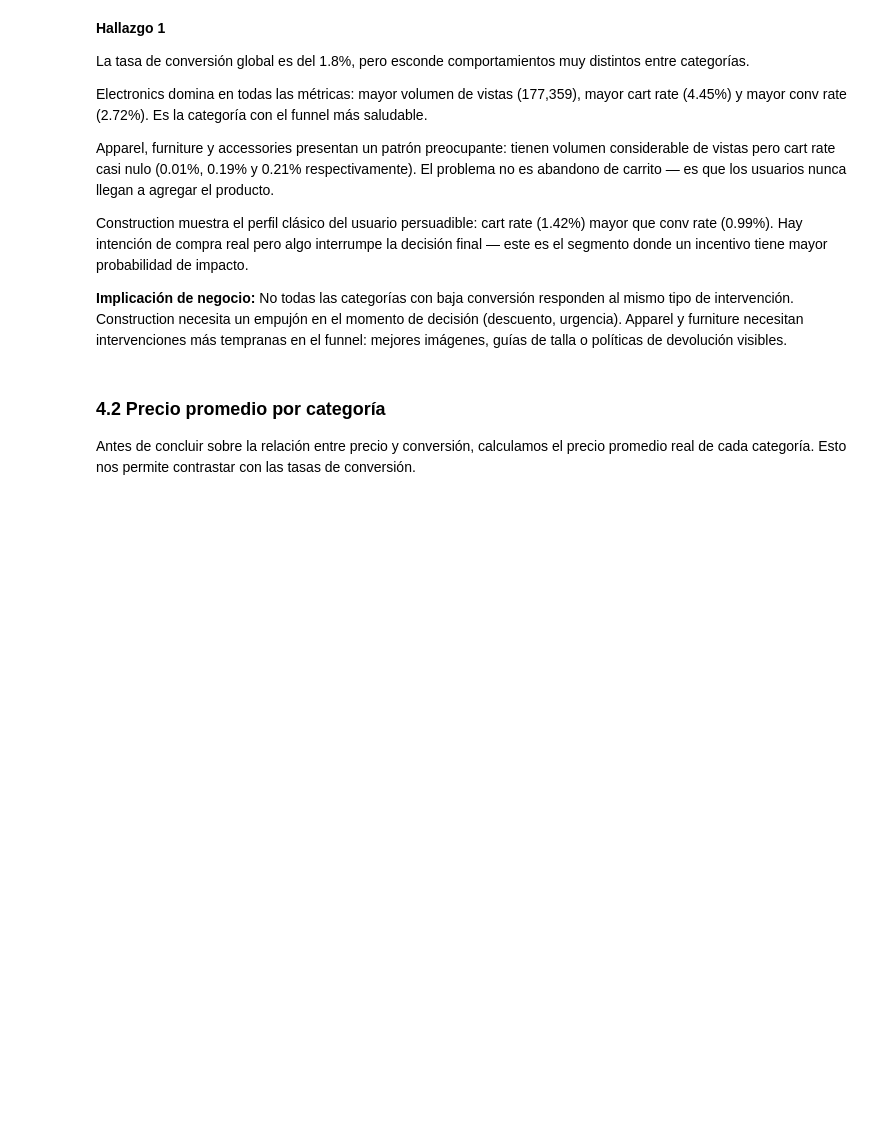
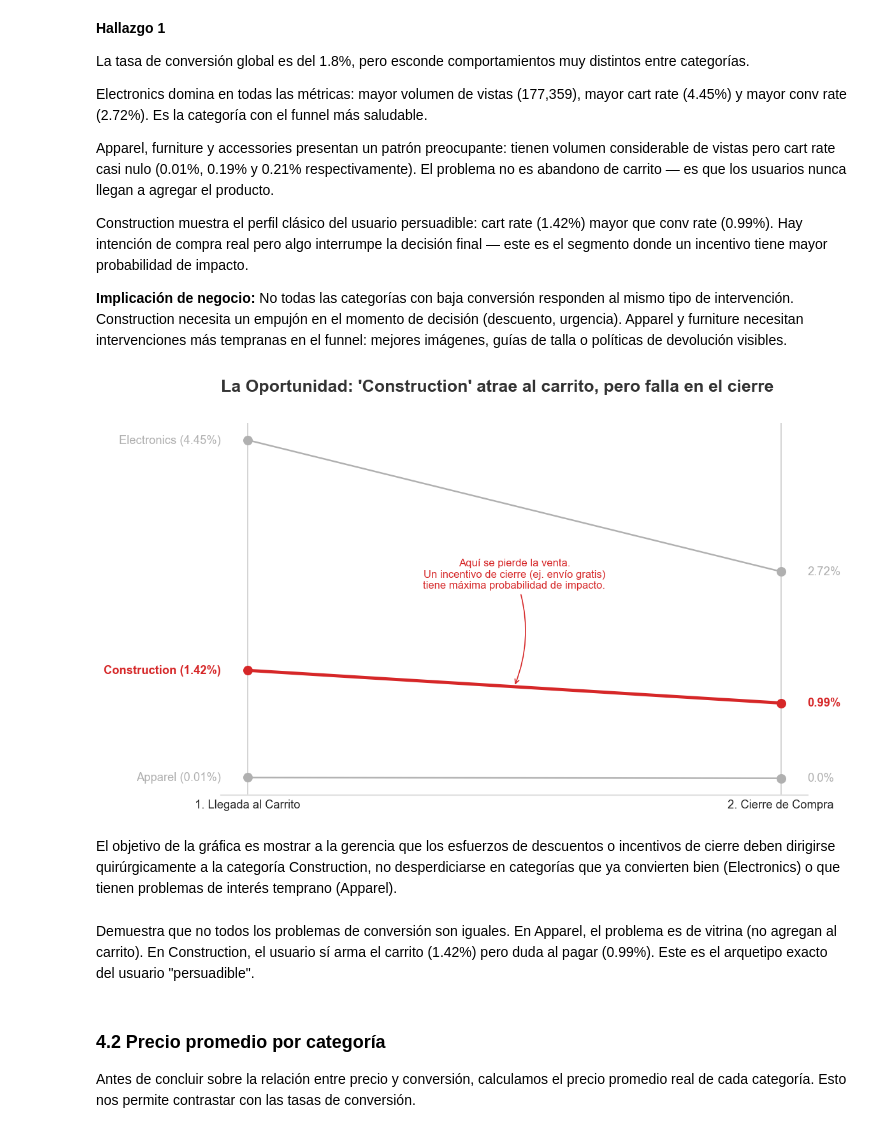
Before and after one commit to HeiderZapata/taller_visualiza_datos, a Jupyter notebook: taller 2 .ipynb, the cells around one changed output. Cells and saved outputs as stored; diff of their text form; code cells hidden in the pictures; blank space fills up the shorter version.

Commit message:
Aclaratoria actualizada del hallazgo 1

```diff
--- a/taller 2 .ipynb
+++ b/taller 2 .ipynb
@@ -443,6 +427,67 @@ algo interrumpe la decisión final — este es el segmento donde un incentivo ti
 **Implicación de negocio:** No todas las categorías con baja conversión responden al mismo tipo de intervención. Construction necesita un empujón
 en el momento de decisión (descuento, urgencia). Apparel y furniture necesitan intervenciones más tempranas en el funnel: mejores imágenes,
 guías de talla o políticas de devolución visibles.
+# %%
+
+# 1. Datos del Hallazgo (Extraídos de tu EDA)
+data = {
+    'Categoria': ['Electronics', 'Construction', 'Apparel'],
+    'Cart_Rate': [4.45, 1.42, 0.01],
+    'Conv_Rate': [2.72, 0.99, 0.00]
+}
+df = pd.DataFrame(data)
+
+# 2. Configuración estética (Data-to-Ink ratio alto)
+fig, ax = plt.subplots(figsize=(10, 6), dpi=120)
+ax.spines['top'].set_visible(False)
+ax.spines['right'].set_visible(False)
+ax.spines['left'].set_visible(False)
+ax.spines['bottom'].set_color('#E0E0E0')
+ax.tick_params(axis='both', which='both', length=0)
+ax.set_yticks([]) # Ocultamos el eje Y para usar etiquetas directas
+
+# Colores estratégicos
+color_highlight = '#d62728' # Rojo para la oportunidad
+color_context = '#B0B0B0'   # Gris para el contexto
+
+# 3. Dibujar las pendientes (Slopegraph)
+for index, row in df.iterrows():
+    color = color_highlight if row['Categoria'] == 'Construction' else color_context
+    linewidth = 3 if row['Categoria'] == 'Construction' else 1.5
+
+    # Línea que conecta Cart Rate con Conv Rate
+    ax.plot(['1. Llegada al Carrito', '2. Cierre de Compra'],
+            [row['Cart_Rate'], row['Conv_Rate']],
+            color=color, linewidth=linewidth, marker='o', markersize=8)
+
+    # Etiquetas a la izquierda (Cart Rate)
+    ax.text(-0.05, row['Cart_Rate'], f"{row['Categoria']} ({row['Cart_Rate']}%)",
+            color=color, fontsize=11, ha='right', va='center',
+            fontweight='bold' if row['Categoria'] == 'Construction' else 'normal')
+
+    # Etiquetas a la derecha (Conv Rate)
+    ax.text(1.05, row['Conv_Rate'], f"{row['Conv_Rate']}%",
+            color=color, fontsize=11, ha='left', va='center',
+            fontweight='bold' if row['Categoria'] == 'Construction' else 'normal')
+
+# 4. Storytelling y Anotaciones in-situ
+ax.set_title("La Oportunidad: 'Construction' atrae al carrito, pero falla en el cierre",
+             fontsize=16, fontweight='bold', loc='left', pad=30, color='#333333')
+
+# Anotación explicativa apuntando a la caída de Construction
+ax.annotate("Aquí se pierde la venta.\nUn incentivo de cierre (ej. envío gratis)\ntiene máxima probabilidad de impacto.",
+            xy=(0.5, (1.42 + 0.99) / 2), xytext=(0.5, 2.5),
+            color='#d62728', fontsize=10, ha='center',
+            arrowprops=dict(arrowstyle="->", color='#d62728', connectionstyle="arc3,rad=-0.2"))
+
+plt.tight_layout()
+plt.show()
+# %% [output]
+[figure, added]
+# %% [markdown]
+El objetivo de la gráfica es mostrar a la gerencia que los esfuerzos de descuentos o incentivos de cierre deben dirigirse quirúrgicamente a la categoría Construction, no desperdiciarse en categorías que ya convierten bien (Electronics) o que tienen problemas de interés temprano (Apparel).
+# %% [markdown]
+Demuestra que no todos los problemas de conversión son iguales. En Apparel, el problema es de vitrina (no agregan al carrito). En Construction, el usuario sí arma el carrito (1.42%) pero duda al pagar (0.99%). Este es el arquetipo exacto del usuario "persuadible".
 # %% [markdown]
 ### **4.2 Precio promedio por categoría**
 
```
Also changed, not shown: parts of 13 cells of this notebook, 2 other files.
